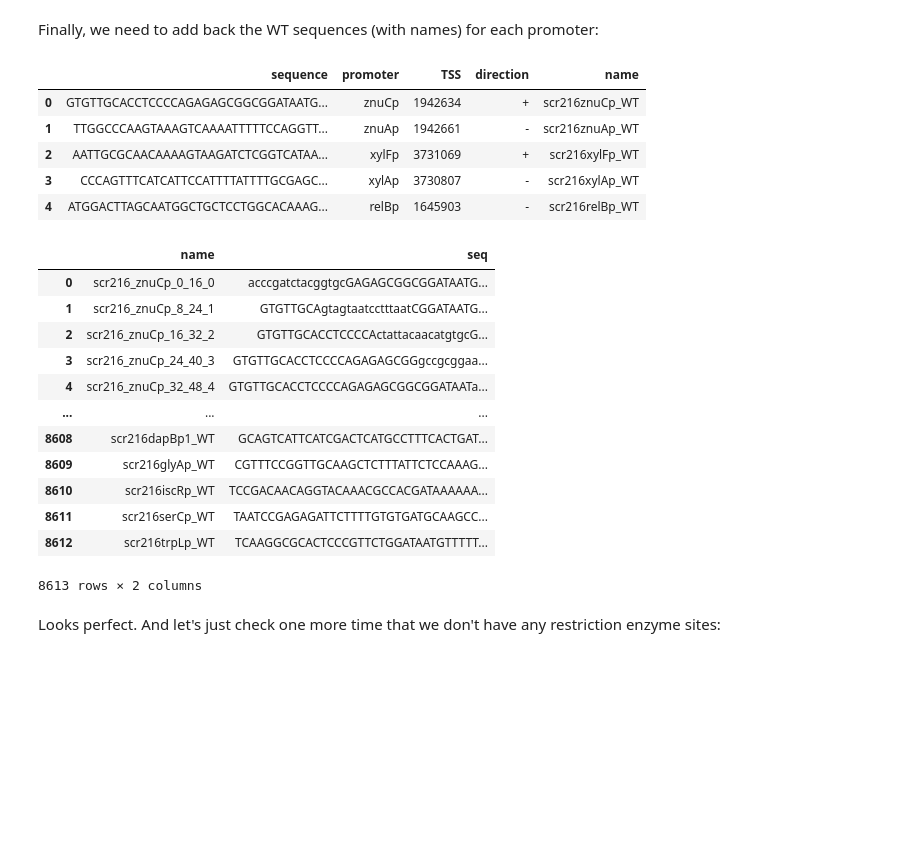
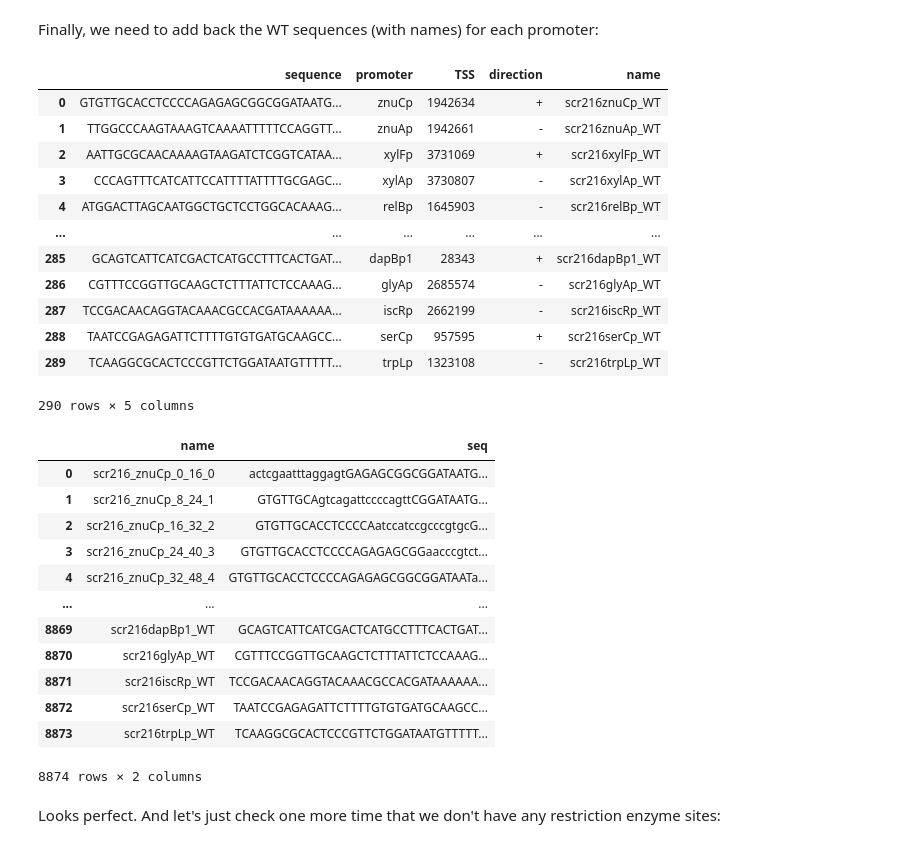
Before and after one commit to RPGroup-PBoC/Reg-Seq2, a Jupyter notebook: code/experimental_design/twist_order/systematic_scrambles/twist_systematic_scrambles.ipynb, the cells around one changed output. Saved outputs shown, nothing was run; the diff lists cells and outputs as text; code cells hidden in the pictures; blank space fills up the shorter version.

```diff
--- a/code/experimental_design/twist_order/systematic_scrambles/twist_systematic_scrambles.ipynb
+++ b/code/experimental_design/twist_order/systematic_scrambles/twist_systematic_scrambles.ipynb
@@ -320,18 +320,27 @@ Finally, we need to add back the WT sequences (with names) for each promoter:
 # %%
 df_scr_wt = df_tss[['wt_sequence', 'promoter','TSS','direction']]
 
 df_scr_wt = df_scr_wt.rename({'wt_sequence':'sequence'}, axis = 1)
 
 df_scr_wt['name'] = 'scr216' + df_scr_wt['promoter'] + '_WT'
 
-df_scr_wt.head()
+
+df_scr_wt = pd.concat([df_scr_wt]*10, ignore_index=True)
+df_scr_wt
 # %% [output]
 |  | sequence | promoter | TSS | direction | name |
 | 0 | GTGTTGCACCTCCCCAGAGAGCGGCGGATAATG... | znuCp | 1942634 | + | scr216znuCp_WT |
 | 1 | TTGGCCCAAGTAAAGTCAAAATTTTTCCAGGTT... | znuAp | 1942661 | - | scr216znuAp_WT |
 | 2 | AATTGCGCAACAAAAGTAAGATCTCGGTCATAA... | xylFp | 3731069 | + | scr216xylFp_WT |
 | 3 | CCCAGTTTCATCATTCCATTTTATTTTGCGAGC... | xylAp | 3730807 | - | scr216xylAp_WT |
 | 4 | ATGGACTTAGCAATGGCTGCTCCTGGCACAAAG... | relBp | 1645903 | - | scr216relBp_WT |
+| ... | ... | ... | ... | ... | ... |
+| 285 | GCAGTCATTCATCGACTCATGCCTTTCACTGAT... | dapBp1 | 28343 | + | scr216dapBp1_WT |
+| 286 | CGTTTCCGGTTGCAAGCTCTTTATTCTCCAAAG... | glyAp | 2685574 | - | scr216glyAp_WT |
+| 287 | TCCGACAACAGGTACAAACGCCACGATAAAAAA... | iscRp | 2662199 | - | scr216iscRp_WT |
+| 288 | TAATCCGAGAGATTCTTTTGTGTGATGCAAGCC... | serCp | 957595 | + | scr216serCp_WT |
+| 289 | TCAAGGCGCACTCCCGTTCTGGATAATGTTTTT... | trpLp | 1323108 | - | scr216trpLp_WT |
+290 rows × 5 columns
 # %%
 df_scr_all = pd.concat([df_scr_all, df_scr_wt], ignore_index=True)
 
@@ -342,18 +351,18 @@ df_scr_all = df_scr_all[['name','seq']]
 df_scr_all
 # %% [output]
 |  | name | seq |
-| 0 | scr216_znuCp_0_16_0 | acccgatctacggtgcGAGAGCGGCGGATAATG... |
-| 1 | scr216_znuCp_8_24_1 | GTGTTGCAgtagtaatcctttaatCGGATAATG... |
-| 2 | scr216_znuCp_16_32_2 | GTGTTGCACCTCCCCActattacaacatgtgcG... |
-| 3 | scr216_znuCp_24_40_3 | GTGTTGCACCTCCCCAGAGAGCGGgccgcggaa... |
+| 0 | scr216_znuCp_0_16_0 | actcgaatttaggagtGAGAGCGGCGGATAATG... |
+| 1 | scr216_znuCp_8_24_1 | GTGTTGCAgtcagattccccagttCGGATAATG... |
+| 2 | scr216_znuCp_16_32_2 | GTGTTGCACCTCCCCAatccatccgcccgtgcG... |
+| 3 | scr216_znuCp_24_40_3 | GTGTTGCACCTCCCCAGAGAGCGGaacccgtct... |
 | 4 | scr216_znuCp_32_48_4 | GTGTTGCACCTCCCCAGAGAGCGGCGGATAATa... |
 | ... | ... | ... |
-| 8608 | scr216dapBp1_WT | GCAGTCATTCATCGACTCATGCCTTTCACTGAT... |
-| 8609 | scr216glyAp_WT | CGTTTCCGGTTGCAAGCTCTTTATTCTCCAAAG... |
-| 8610 | scr216iscRp_WT | TCCGACAACAGGTACAAACGCCACGATAAAAAA... |
-| 8611 | scr216serCp_WT | TAATCCGAGAGATTCTTTTGTGTGATGCAAGCC... |
-| 8612 | scr216trpLp_WT | TCAAGGCGCACTCCCGTTCTGGATAATGTTTTT... |
+| 8869 | scr216dapBp1_WT | GCAGTCATTCATCGACTCATGCCTTTCACTGAT... |
+| 8870 | scr216glyAp_WT | CGTTTCCGGTTGCAAGCTCTTTATTCTCCAAAG... |
+| 8871 | scr216iscRp_WT | TCCGACAACAGGTACAAACGCCACGATAAAAAA... |
+| 8872 | scr216serCp_WT | TAATCCGAGAGATTCTTTTGTGTGATGCAAGCC... |
+| 8873 | scr216trpLp_WT | TCAAGGCGCACTCCCGTTCTGGATAATGTTTTT... |
-8613 rows × 2 columns
+8874 rows × 2 columns
 # %% [markdown]
 Looks perfect. And let's just check one more time that we don't have any restriction enzyme sites:
 # %%
```
Also changed, not shown: parts of 14 cells of this notebook, 4 other files.
